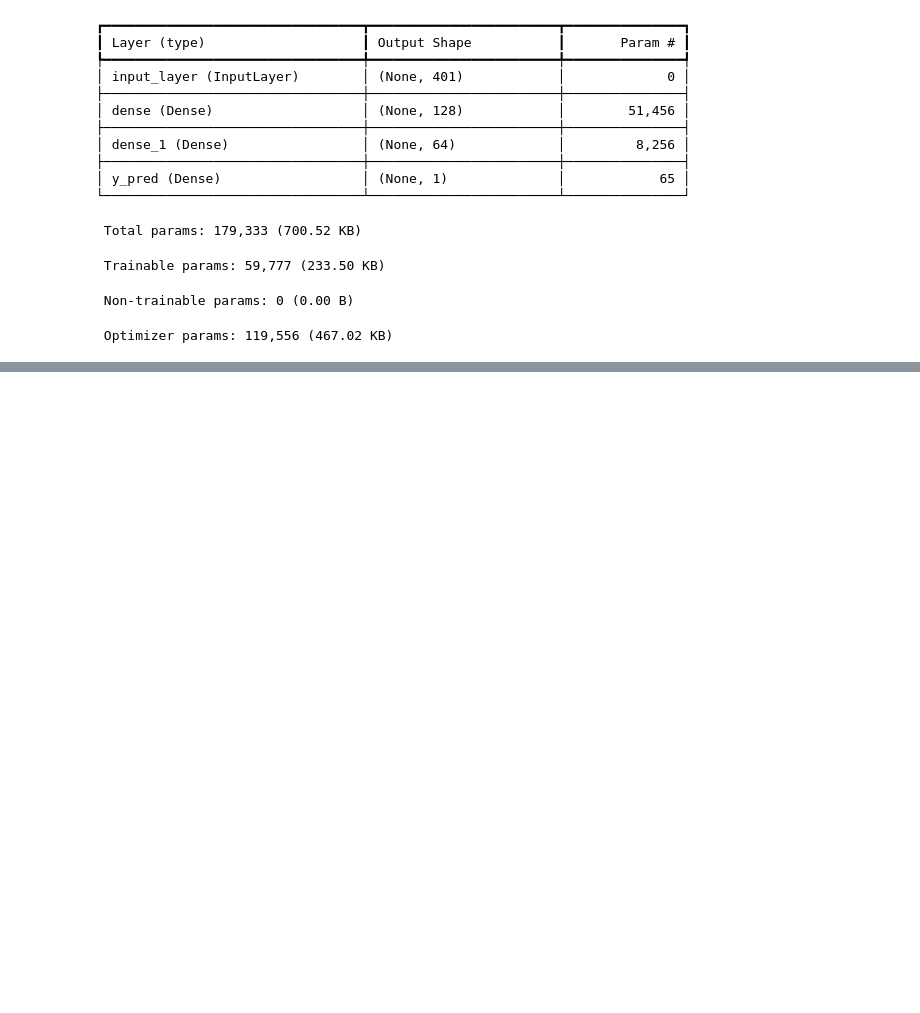
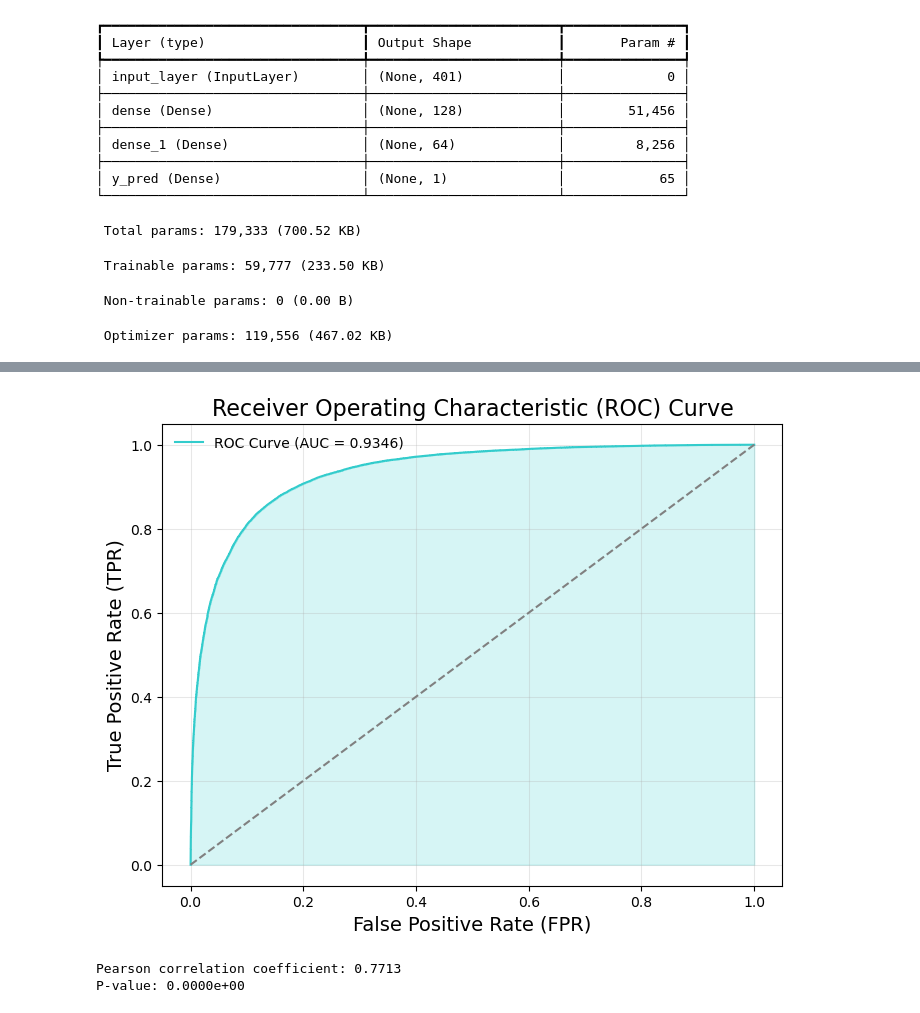
Before and after one commit to rez3vil/tl_kinome_profiling, a Jupyter notebook: 4_building_a_model.ipynb, the cells around one changed output, grey strips where cells are left out. Saved outputs shown, nothing was run; the diff lists cells and outputs as text; code cells hidden in the pictures; blank space fills up the shorter version.

```diff
--- a/4_building_a_model.ipynb
+++ b/4_building_a_model.ipynb
@@ -263,0 +325,3 @@ Model: "functional"
+# %%
+# Step 1: Calculate the False Positive Rate, True Positive Rate, and thresholds
+fpr, tpr, thresholds = roc_curve(y_test, y_prob)
@@ -263,0 +331,26 @@ Model: "functional"
+# %%
+# Step 3: Plot the ROC Curve
+plt.figure(figsize=(8, 6), facecolor='none', edgecolor='none')
+plt.plot(fpr, tpr, color='#33CCCC', label=f'ROC Curve (AUC = {roc_auc:.4f})')
+plt.plot([0, 1], [0, 1], color='gray', linestyle='--')  # Diagonal line for random guessing
+plt.fill_between(fpr, tpr, alpha=0.2, color='#33CCCC')  # Optional: fill the area under the curve
+
+# Step 4: Customize the plot
+plt.title('Receiver Operating Characteristic (ROC) Curve', fontsize=16)
+plt.xlabel('False Positive Rate (FPR)', fontsize=14)
+plt.ylabel('True Positive Rate (TPR)', fontsize=14)
+plt.legend(loc='upper left', frameon=False)
+plt.grid(alpha=0.3)
+plt.gca().set_facecolor('none')
+plt.show()
+# %% [output]
+[figure, added]
+# %%
+# Example: Calculate Pearson correlation between predicted probabilities and true labels
+corr, p_value = pearsonr(y_test, y_prob.flatten())  # Flatten y_prob to ensure 1D shape
+
+print(f"Pearson correlation coefficient: {corr:.4f}")
+print(f"P-value: {p_value:.4e}")
+# %% [output]
+Pearson correlation coefficient: 0.7713
+P-value: 0.0000e+00
```
Also changed, not shown: parts of 15 cells of this notebook.
